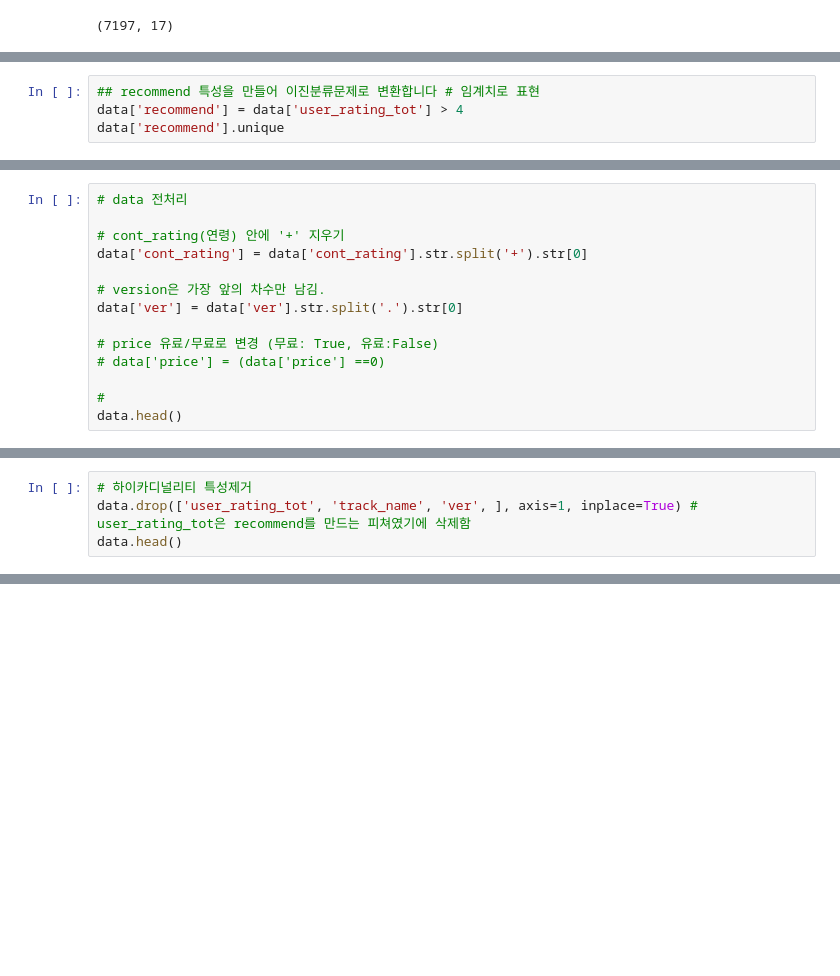
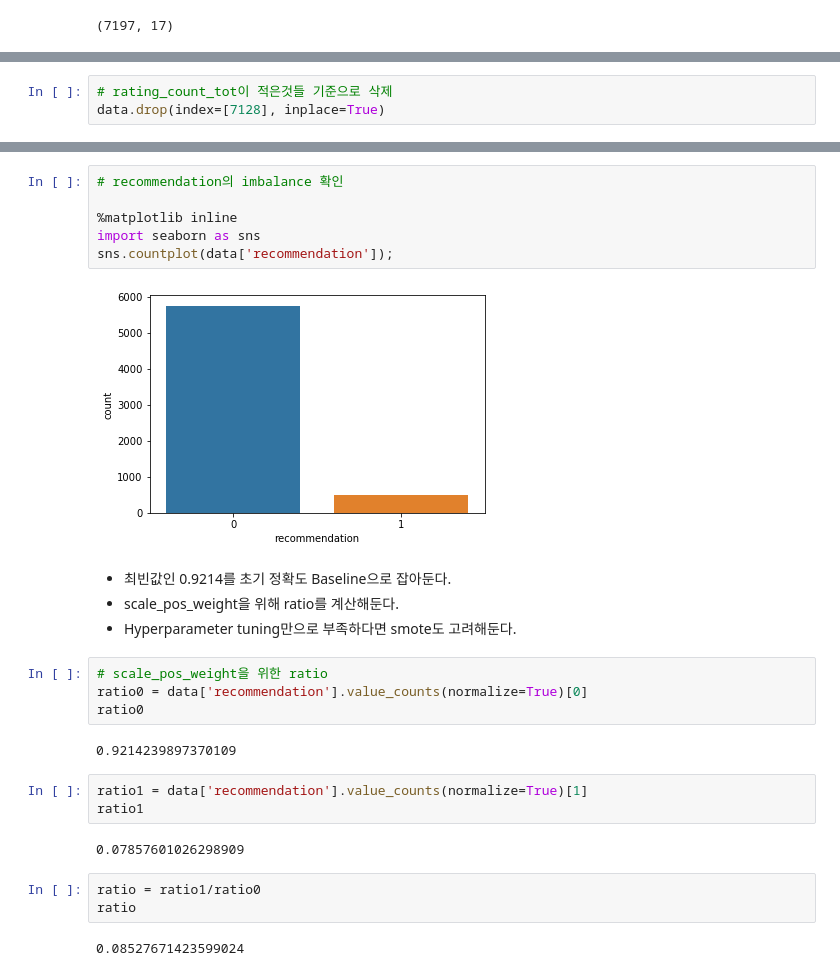
Before and after one commit to sangahnim/Section_project, a Jupyter notebook: section2/AI_05_이상아_Section2.ipynb, the cells around one changed output, grey strips where cells are left out. Saved outputs shown, nothing was run; the diff lists cells and outputs as text; blank space fills up the shorter version.

```diff
--- a/section2/AI_05_이상아_Section2.ipynb
+++ b/section2/AI_05_이상아_Section2.ipynb
@@ -178,4 +238,0 @@ data
-# %%
-## recommend 특성을 만들어 이진분류문제로 변환합니다 # 임계치로 표현
-data['recommend'] = data['user_rating_tot'] > 4
-data['recommend'].unique
@@ -331,14 +238,0 @@ dtype: int64
-# %%
-# data 전처리
-
-# cont_rating(연령) 안에 '+' 지우기
-data['cont_rating'] = data['cont_rating'].str.split('+').str[0]
-
-# version은 가장 앞의 차수만 남김.
-data['ver'] = data['ver'].str.split('.').str[0]
-
-# price 유료/무료로 변경 (무료: True, 유료:False)
-# data['price'] = (data['price'] ==0)
-
-#
-data.head()
@@ -432,4 +238,0 @@ Name: prime_genre, dtype: int64
-# %%
-# 하이카디널리티 특성제거
-data.drop(['user_rating_tot', 'track_name', 'ver', ], axis=1, inplace=True) # user_rating_tot은 recommend를 만드는 피쳐였기에 삭제함
-data.head()
@@ -1022,0 +239,3 @@ Fitting 5 folds for each of 8 candidates, totalling 40 fits
+# %%
+# rating_count_tot이 적은것들 기준으로 삭제
+data.drop(index=[7128], inplace=True)
@@ -1022,0 +268,28 @@ Fitting 5 folds for each of 8 candidates, totalling 40 fits
+# %%
+# recommendation의 imbalance 확인
+
+%matplotlib inline
+import seaborn as sns
+sns.countplot(data['recommendation']);
+# %% [output]
+[figure, added]
+# %% [markdown]
+* 최빈값인 0.9214를 초기 정확도 Baseline으로 잡아둔다.
+* scale_pos_weight을 위해 ratio를 계산해둔다.
+* Hyperparameter tuning만으로 부족하다면 smote도 고려해둔다.
+# %%
+# scale_pos_weight을 위한 ratio
+ratio0 = data['recommendation'].value_counts(normalize=True)[0]
+ratio0
+# %% [output]
+0.9214239897370109
+# %%
+ratio1 = data['recommendation'].value_counts(normalize=True)[1]
+ratio1
+# %% [output]
+0.07857601026298909
+# %%
+ratio = ratio1/ratio0
+ratio
+# %% [output]
+0.08527671423599024
```
Also changed, not shown: parts of 177 cells of this notebook, 4 other files.
